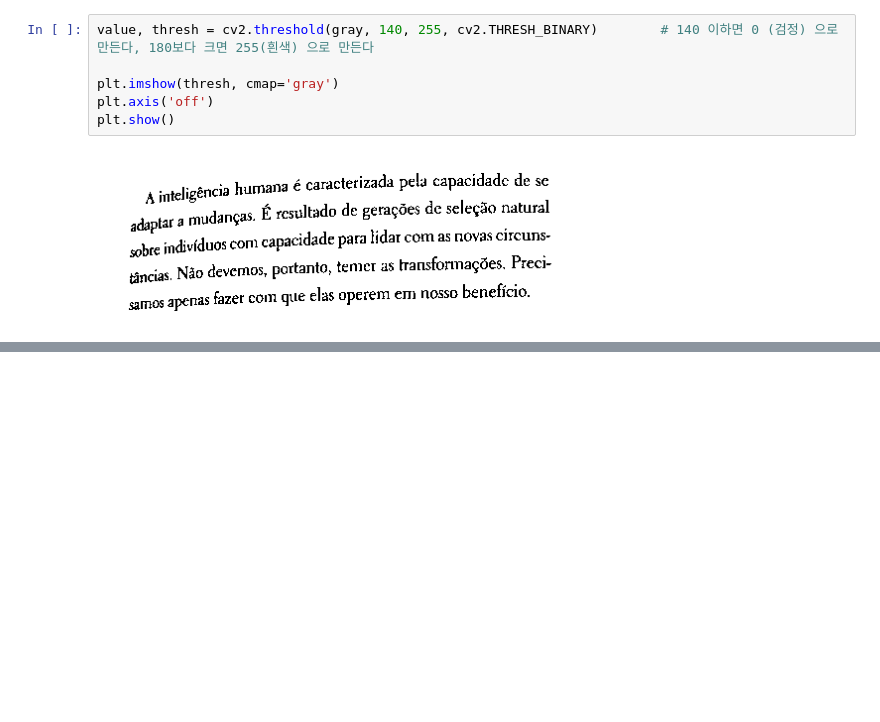
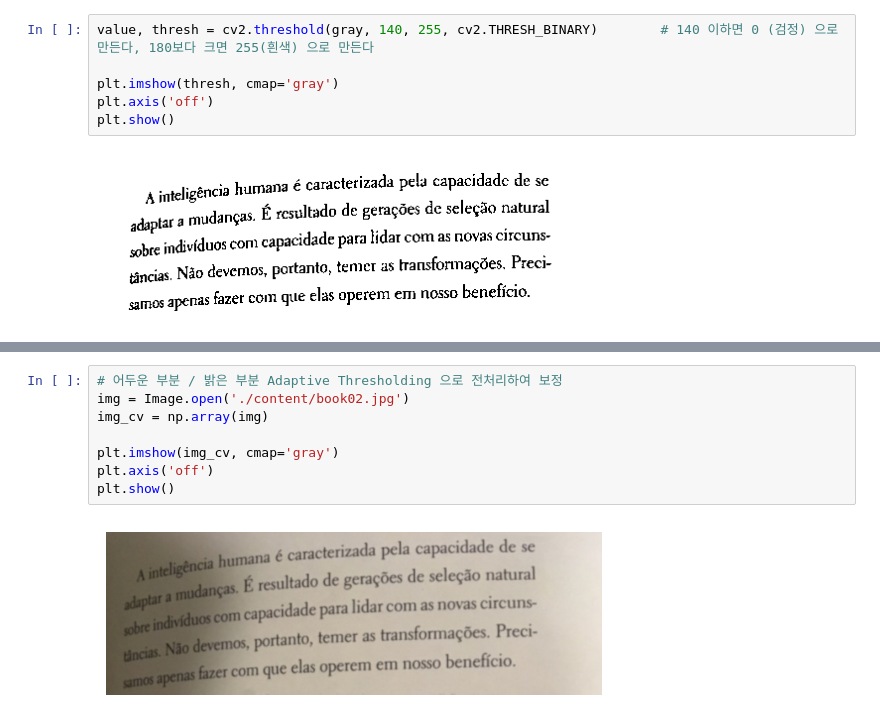
Before and after one commit to sonsungjong/python, a Jupyter notebook: OCR/OCR preprocessing.ipynb, the cells around one changed output, grey strips where cells are left out. Cells and saved outputs as stored; diff of their text form; blank space fills up the shorter version.

```diff
--- a/OCR/OCR preprocessing.ipynb
+++ b/OCR/OCR preprocessing.ipynb
@@ -93,0 +133,10 @@ plt.show()
+# %%
+# 어두운 부분 / 밝은 부분 Adaptive Thresholding 으로 전처리하여 보정
+img = Image.open('./content/book02.jpg')
+img_cv = np.array(img)
+
+plt.imshow(img_cv, cmap='gray')
+plt.axis('off')
+plt.show()
+# %% [output]
+[figure, added]
```
Also changed, not shown: parts of 16 cells of this notebook.
